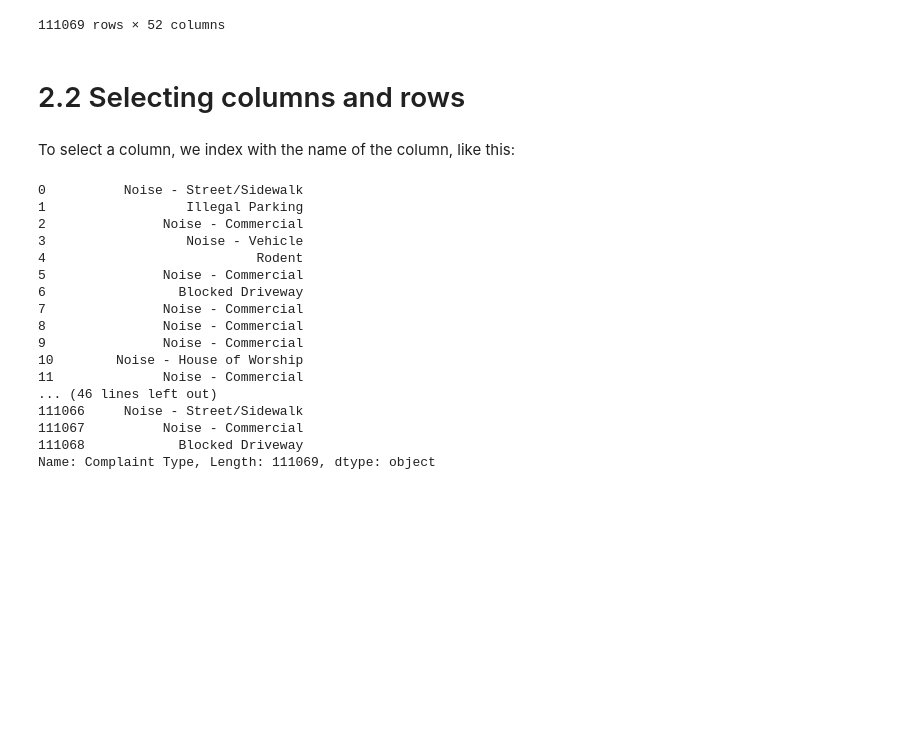
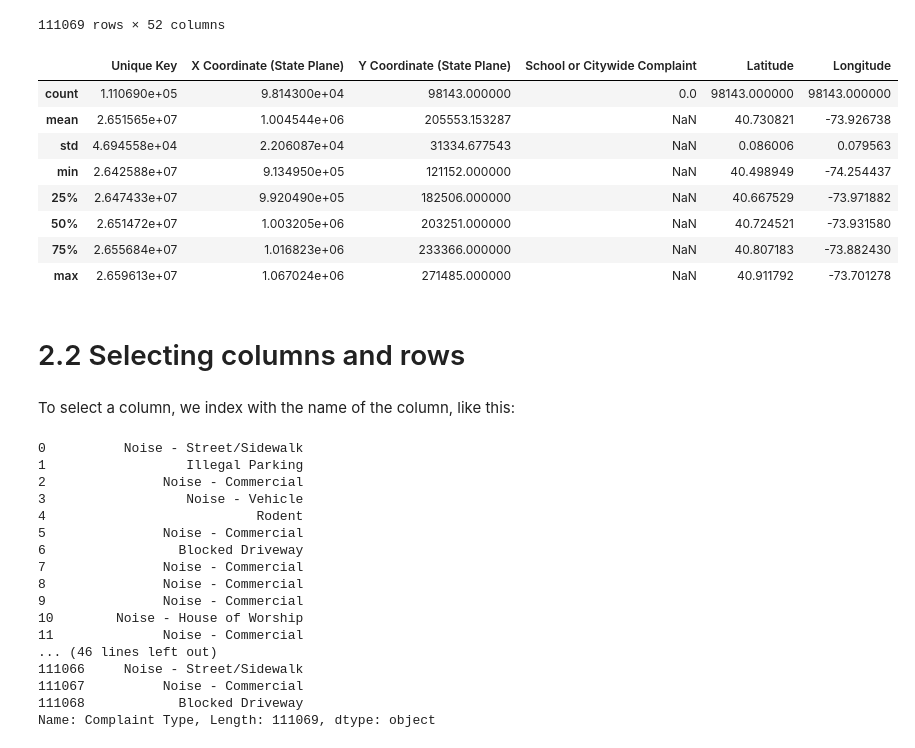
Before and after one commit to passrafi/juypter-pandas-tutorial-, a Jupyter notebook: cookbook/Chapter 2 - Selecting data & finding the most common complaint type.ipynb, the cells around one changed output. Saved outputs shown, nothing was run; the diff lists cells and outputs as text; code cells hidden in the pictures; blank space fills up the shorter version.

```diff
--- a/cookbook/Chapter 2 - Selecting data & finding the most common complaint type.ipynb
+++ b/cookbook/Chapter 2 - Selecting data & finding the most common complaint type.ipynb
@@ -13,7 +13,7 @@ plt.rcParams['figure.figsize'] = (15, 5)
 # %% [markdown]
 We're going to use a new dataset here, to demonstrate how to deal with larger datasets. This is a subset of the of 311 service requests from [NYC Open Data](https://nycopendata.socrata.com/Social-Services/311-Service-Requests-from-2010-to-Present/erm2-nwe9).
 # %%
-complaints = pd.read_csv('../data/311-service-requests.csv)
+complaints = pd.read_csv('../data/311-service-requests.csv')
 # %% [markdown]
 Depending on your pandas version, you might see an error like "DtypeWarning: Columns (8) have mixed types". This means that it's encountered a problem reading in our data. In this case it almost certainly means that it has columns where some of the entries are strings and some are integers.
 
@@ -45,6 +45,18 @@ complaints
 | 111067 | 26426115 | 10/04/2013 12:00:28 AM | 10/04/2013 04:17:32 AM | NYPD | New York City Police Department | Noise - Commercial | Loud Talking | ... |
 | 111068 | 26428033 | 10/04/2013 12:00:10 AM | 10/04/2013 01:20:52 AM | NYPD | New York City Police Department | Blocked Driveway | Partial Access | ... |
 111069 rows × 52 columns
+# %%
+complaints.describe()
+# %% [output]
+|  | Unique Key | X Coordinate (State Plane) | Y Coordinate (State Plane) | School or Citywide Complaint | Latitude | Longitude |
+| count | 1.110690e+05 | 9.814300e+04 | 98143.000000 | 0.0 | 98143.000000 | 98143.000000 |
+| mean | 2.651565e+07 | 1.004544e+06 | 205553.153287 | NaN | 40.730821 | -73.926738 |
+| std | 4.694558e+04 | 2.206087e+04 | 31334.677543 | NaN | 0.086006 | 0.079563 |
+| min | 2.642588e+07 | 9.134950e+05 | 121152.000000 | NaN | 40.498949 | -74.254437 |
+| 25% | 2.647433e+07 | 9.920490e+05 | 182506.000000 | NaN | 40.667529 | -73.971882 |
+| 50% | 2.651472e+07 | 1.003205e+06 | 203251.000000 | NaN | 40.724521 | -73.931580 |
+| 75% | 2.655684e+07 | 1.016823e+06 | 233366.000000 | NaN | 40.807183 | -73.882430 |
+| max | 2.659613e+07 | 1.067024e+06 | 271485.000000 | NaN | 40.911792 | -73.701278 |
 # %% [markdown]
 # 2.2 Selecting columns and rows
 # %% [markdown]
```
Also changed, not shown: parts of 2 cells of this notebook, 8 other files.
